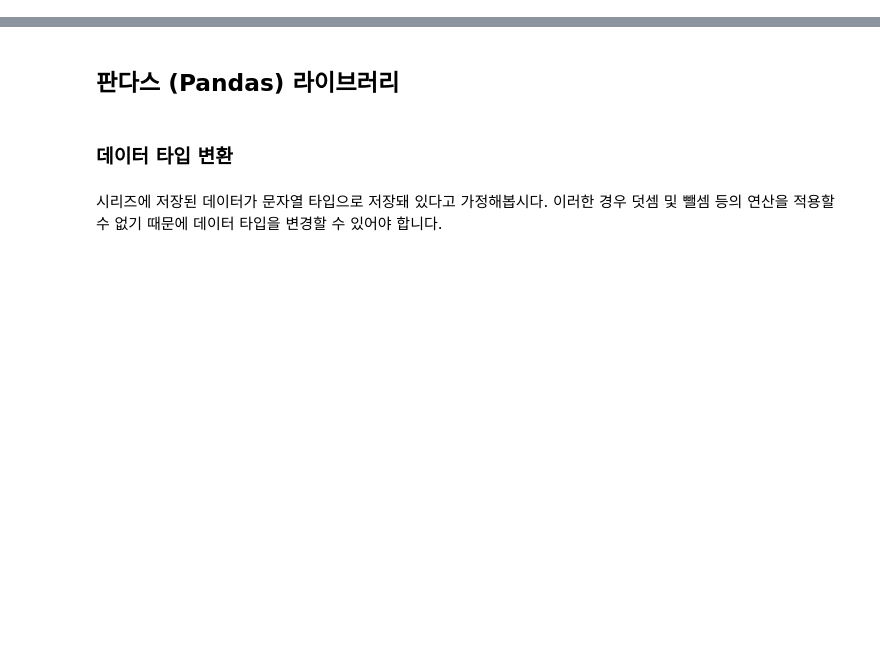
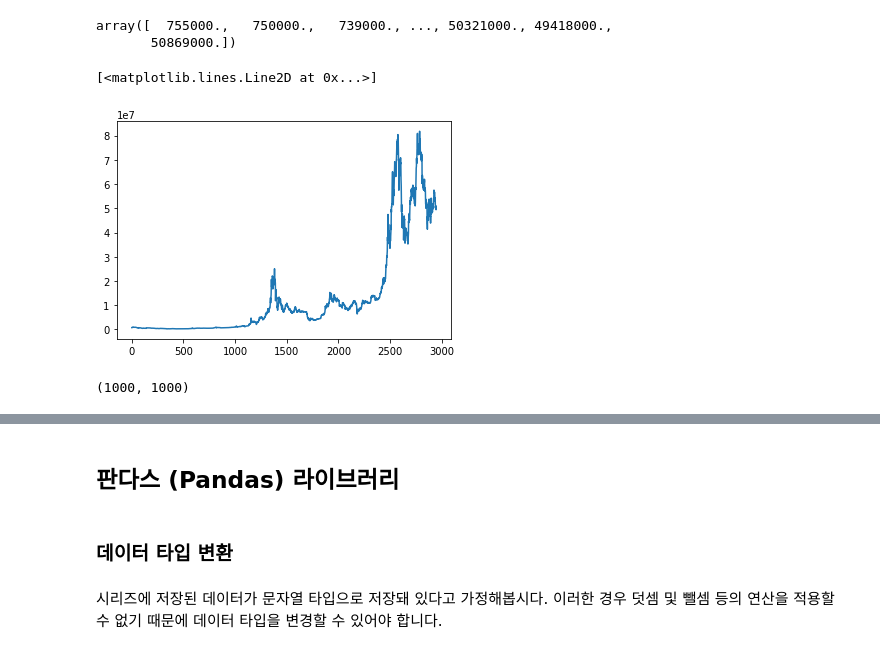
Before and after one commit to y001003/yeardream, a Jupyter notebook: python_basic/Series2.ipynb, the cells around one changed output, grey strips where cells are left out. Saved outputs shown, nothing was run; the diff lists cells and outputs as text; code cells hidden in the pictures; blank space fills up the shorter version.

```diff
--- a/python_basic/Series2.ipynb
+++ b/python_basic/Series2.ipynb
@@ -0,0 +23,21 @@
+# %%
+import pybithumb
+btc = pybithumb.get_candlestick("BTC")
+xrp = pybithumb.get_candlestick("XRP")
+# %%
+btc['close'].values
+# %% [output]
+array([  755000.,   750000.,   739000., ..., 50321000., 49418000.,
+       50869000.])
+# %%
+import matplotlib.pyplot as plt
+import numpy as np
+
+plt.plot(np.arange(len(btc['close'].values)), btc['close'].values)
+# %% [output]
+[<matplotlib.lines.Line2D at 0x...>]
+[figure, added]
+# %%
+len(btc['close'][-1000:]), len(xrp['close'][-1000:])
+# %% [output]
+(1000, 1000)
```
Also changed, not shown: parts of 10 cells of this notebook.
